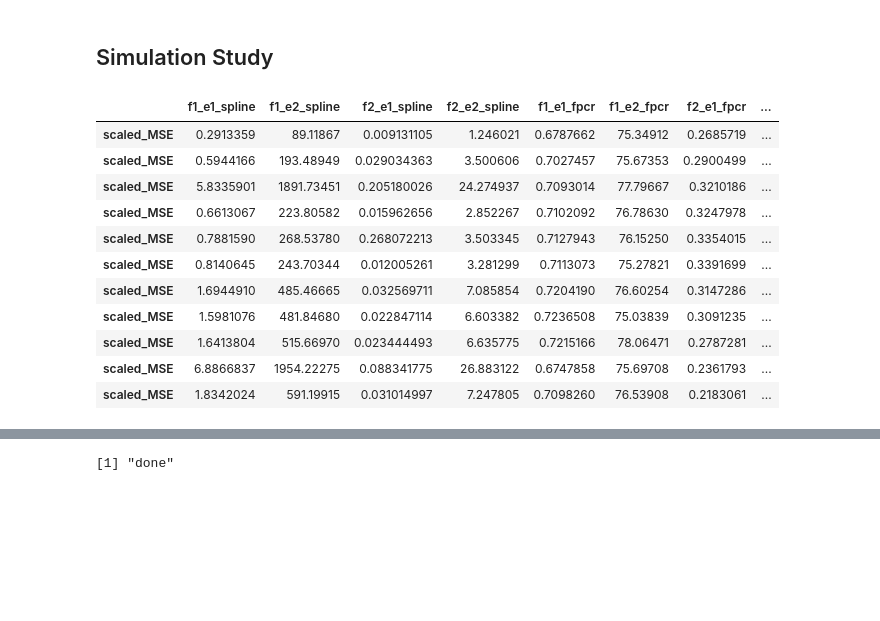
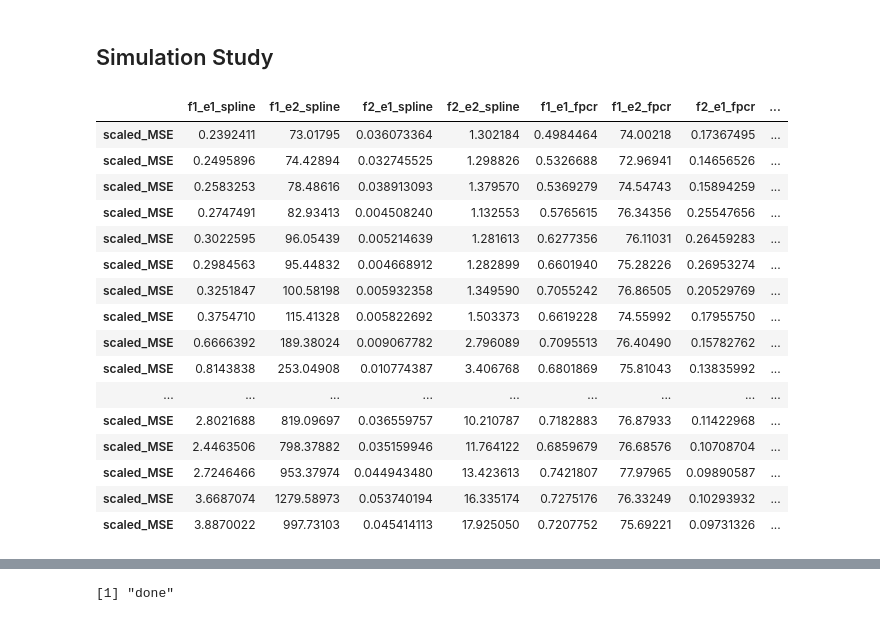
Before and after one commit to JakobJuergens/Basis_Choice_FLR, a Jupyter notebook: Code/simulation_study_approach.ipynb, the cells around one changed output, grey strips where cells are left out. Saved outputs shown, nothing was run; the diff lists cells and outputs as text; code cells hidden in the pictures; blank space fills up the shorter version.

```diff
--- a/Code/simulation_study_approach.ipynb
+++ b/Code/simulation_study_approach.ipynb
@@ -89,7 +90,7 @@ data_generation <-function(fun){
     return(X)
 }
 # %%
-X = data_generation(beta2)
+X = data_generation(f2)
 Y = X %*% (beta1/n_var) + rnorm(n_obs, 0, 0.125)
 Y = as.numeric(Y)
 final_X = t(X)
@@ -98,8 +99,8 @@ Y_train = Y[-test]
 X_test = final_X[,test]
 Y_test = Y[test]
 
-p = 5
-smallbasis  <- create.bspline.basis(rangeval = c(0, length(grid)), nbasis = p, 3)
+p = 50
+smallbasis  <- create.bspline.basis(rangeval = c(0, length(grid)), nbasis = p, 4)
 #harmFdpar = fdPar(smallbasis)
 
 smooth_basis_train <- smooth.basis(y = X_train, fdParobj=smallbasis)
@@ -541,12 +541,12 @@ sigma_eps_squared1_2 = as.numeric((var(NIR %*% f1)/0.6) - var(NIR %*% f1) )
 sigma_eps_squared2_1 = as.numeric((var(NIR %*% f2)/0.9) - var(NIR %*% f2))
 sigma_eps_squared2_2 = as.numeric((var(NIR %*% f2)/0.6) - var(NIR %*% f2) )
 
-rep      <- 10
+rep      <- 750
 MSE      <- matrix(NaN, nrow = rep, ncol = 9)
 MSE_avrg = c()
 
 
-for(j in seq(10,20,1)){
+for(j in seq(5,25,1)){
   for(i in 1 : rep){
     test = sample(1:n_obs, size = test_size, replace = FALSE)
 
@@ -575,7 +575,7 @@ for(j in seq(10,20,1)){
     X_test = data[,test]
 
     #print(dim(NIR))
-    smallbasis      <- create.bspline.basis(rangeval = c(0, length(grid)), nbasis = j, 8)
+    smallbasis      <- create.bspline.basis(rangeval = c(0, length(grid)), nbasis = j, 4)
     smooth_basis_fd_train <- smooth.basis(y = X_train, fdParobj=smallbasis)$fd
     smooth_basis_fd_test <- smooth.basis(y = X_test, fdParobj=smallbasis)$fd
 
@@ -583,7 +583,7 @@ for(j in seq(10,20,1)){
     betabasis1 <- create.constant.basis(c(0, (60-length(test))))
     betafd1    <- fd(0, betabasis1)
     betafdPar1 <- fdPar(betafd1)
-    betafd2    <- create.bspline.basis(rangeval = c(0, length(grid)), nbasis = j, 8)
+    betafd2    <- create.bspline.basis(rangeval = c(0, length(grid)), nbasis = j, 4)
     betafdPar2  <- fdPar(betafd2)
     betalist <- list(smooth_basis_fd=betafdPar2)
 
@@ -629,41 +629,46 @@ for(j in seq(10,20,1)){
     prediction2_2 <- predict.lm(object = f_regress_pca, data.frame(data = data))
 
     MSE[i,5] <- mean((prediction1_1 - Y1_1test)^2)
     MSE[i,6] <- mean((prediction1_2 - Y1_2test)^2)
     MSE[i,7] <- mean((prediction2_1 - Y2_1test)^2)
     MSE[i,8] <- mean((prediction2_2 - Y2_2test)^2)
 
 
     #var(NIR %*% f2)
   }#end of reps
 
     scaled_MSE <- colMeans(MSE)
     # scalling by var(X%*% tur_fun)
     for (i in seq(1,7,2)){
         scaled_MSE[i] = scaled_MSE[i] / var(NIR %*% f1)
     }
     for (i in seq(2,8,2)){
         scaled_MSE[i] = scaled_MSE[i] / var(NIR %*% f2)
     }
     scaled_MSE[9] = j
 
 
 
     MSE_avrg <- rbind(MSE_avrg, scaled_MSE)
 
 }
 colnames(MSE_avrg) = c("f1_e1_spline", "f1_e2_spline", "f2_e1_spline", "f2_e2_spline", "f1_e1_fpcr", "f1_e2_fpcr", "f2_e1_fpcr", "f2_e2_fpcr", "n_basis")
 MSE_avrg
 # %% [output]
 |  | f1_e1_spline | f1_e2_spline | f2_e1_spline | f2_e2_spline | f1_e1_fpcr | f1_e2_fpcr | f2_e1_fpcr | ... |
-| scaled_MSE | 0.2913359 | 89.11867 | 0.009131105 | 1.246021 | 0.6787662 | 75.34912 | 0.2685719 | ... |
-| scaled_MSE | 0.5944166 | 193.48949 | 0.029034363 | 3.500606 | 0.7027457 | 75.67353 | 0.2900499 | ... |
-| scaled_MSE | 5.8335901 | 1891.73451 | 0.205180026 | 24.274937 | 0.7093014 | 77.79667 | 0.3210186 | ... |
-| scaled_MSE | 0.6613067 | 223.80582 | 0.015962656 | 2.852267 | 0.7102092 | 76.78630 | 0.3247978 | ... |
-| scaled_MSE | 0.7881590 | 268.53780 | 0.268072213 | 3.503345 | 0.7127943 | 76.15250 | 0.3354015 | ... |
-| scaled_MSE | 0.8140645 | 243.70344 | 0.012005261 | 3.281299 | 0.7113073 | 75.27821 | 0.3391699 | ... |
-| scaled_MSE | 1.6944910 | 485.46665 | 0.032569711 | 7.085854 | 0.7204190 | 76.60254 | 0.3147286 | ... |
-| scaled_MSE | 1.5981076 | 481.84680 | 0.022847114 | 6.603382 | 0.7236508 | 75.03839 | 0.3091235 | ... |
-| scaled_MSE | 1.6413804 | 515.66970 | 0.023444493 | 6.635775 | 0.7215166 | 78.06471 | 0.2787281 | ... |
-| scaled_MSE | 6.8866837 | 1954.22275 | 0.088341775 | 26.883122 | 0.6747858 | 75.69708 | 0.2361793 | ... |
-| scaled_MSE | 1.8342024 | 591.19915 | 0.031014997 | 7.247805 | 0.7098260 | 76.53908 | 0.2183061 | ... |
+| scaled_MSE | 0.2392411 | 73.01795 | 0.036073364 | 1.302184 | 0.4984464 | 74.00218 | 0.17367495 | ... |
+| scaled_MSE | 0.2495896 | 74.42894 | 0.032745525 | 1.298826 | 0.5326688 | 72.96941 | 0.14656526 | ... |
+| scaled_MSE | 0.2583253 | 78.48616 | 0.038913093 | 1.379570 | 0.5369279 | 74.54743 | 0.15894259 | ... |
+| scaled_MSE | 0.2747491 | 82.93413 | 0.004508240 | 1.132553 | 0.5765615 | 76.34356 | 0.25547656 | ... |
+| scaled_MSE | 0.3022595 | 96.05439 | 0.005214639 | 1.281613 | 0.6277356 | 76.11031 | 0.26459283 | ... |
+| scaled_MSE | 0.2984563 | 95.44832 | 0.004668912 | 1.282899 | 0.6601940 | 75.28226 | 0.26953274 | ... |
+| scaled_MSE | 0.3251847 | 100.58198 | 0.005932358 | 1.349590 | 0.7055242 | 76.86505 | 0.20529769 | ... |
+| scaled_MSE | 0.3754710 | 115.41328 | 0.005822692 | 1.503373 | 0.6619228 | 74.55992 | 0.17955750 | ... |
+| scaled_MSE | 0.6666392 | 189.38024 | 0.009067782 | 2.796089 | 0.7095513 | 76.40490 | 0.15782762 | ... |
+| scaled_MSE | 0.8143838 | 253.04908 | 0.010774387 | 3.406768 | 0.6801869 | 75.81043 | 0.13835992 | ... |
+| ... | ... | ... | ... | ... | ... | ... | ... | ... |
+| scaled_MSE | 2.8021688 | 819.09697 | 0.036559757 | 10.210787 | 0.7182883 | 76.87933 | 0.11422968 | ... |
+| scaled_MSE | 2.4463506 | 798.37882 | 0.035159946 | 11.764122 | 0.6859679 | 76.68576 | 0.10708704 | ... |
+| scaled_MSE | 2.7246466 | 953.37974 | 0.044943480 | 13.423613 | 0.7421807 | 77.97965 | 0.09890587 | ... |
+| scaled_MSE | 3.6687074 | 1279.58973 | 0.053740194 | 16.335174 | 0.7275176 | 76.33249 | 0.10293932 | ... |
+| scaled_MSE | 3.8870022 | 997.73103 | 0.045414113 | 17.925050 | 0.7207752 | 75.69221 | 0.09731326 | ... |
```
Also changed, not shown: parts of 15 cells of this notebook.
